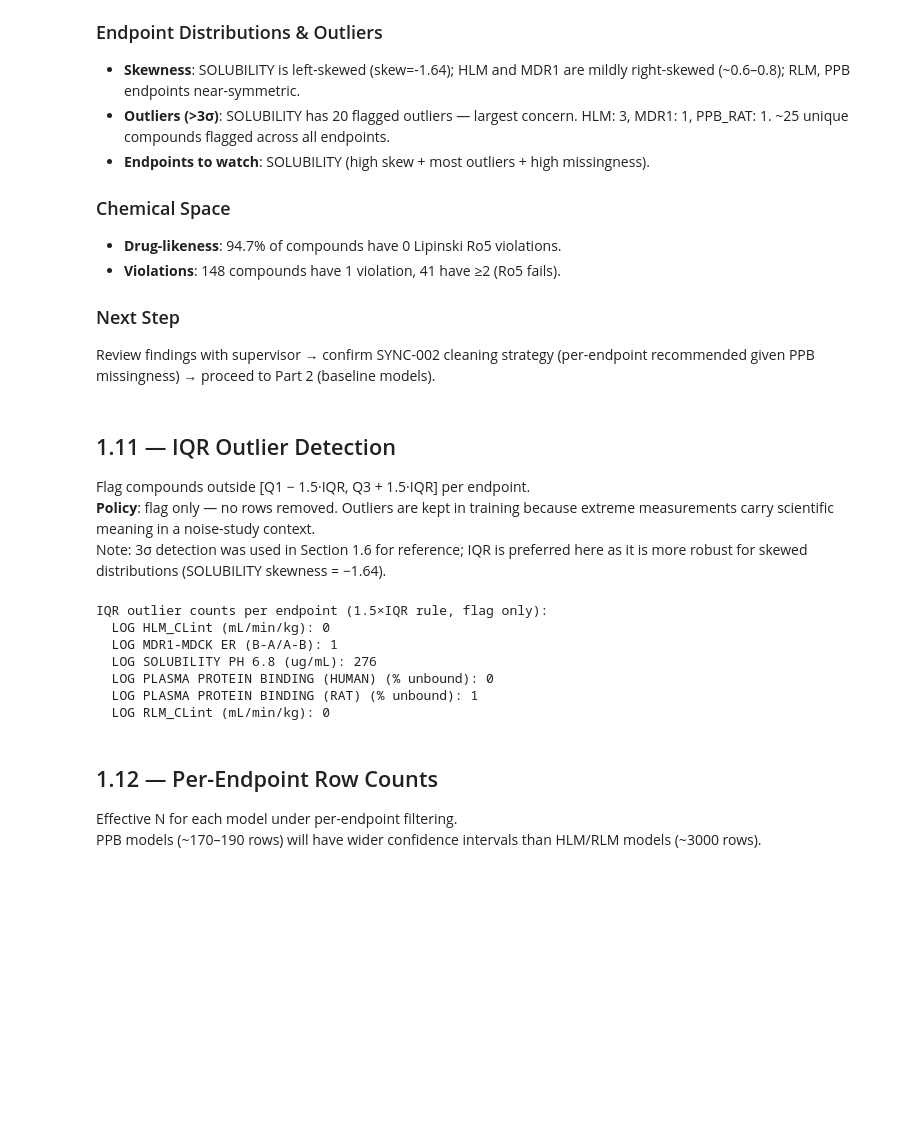
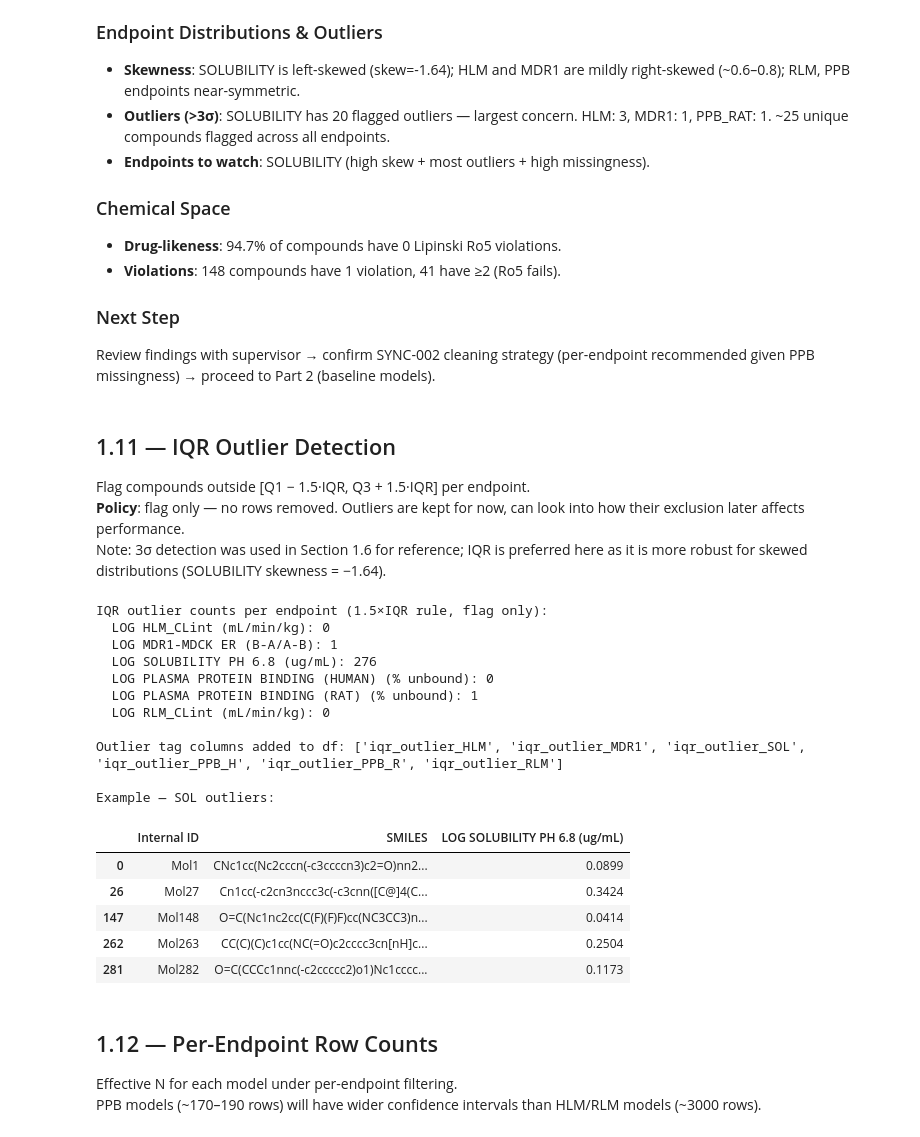
Before and after one commit to Zarif-S/uniq-plus-data-quantity-noise-qsar, a Jupyter notebook: notebooks/01_adme_eda_baseline.ipynb, the cells around one changed output. Cells and saved outputs as stored; diff of their text form; code cells hidden in the pictures; blank space fills up the shorter version.

```diff
--- a/notebooks/01_adme_eda_baseline.ipynb
+++ b/notebooks/01_adme_eda_baseline.ipynb
@@ -14,7 +14,7 @@ import matplotlib.pyplot as plt
 import seaborn as sns
 from scipy import stats
 
-from src.eda import smiles_validity_report, missing_value_report
+from src.eda import smiles_validity_report, missing_value_report, max_corr_report
 from src.features import rdkit_descriptors
 from src.plotting import endpoint_distributions
 
@@ -29,6 +29,8 @@ ENDPOINT_COLS = [
     'LOG PLASMA PROTEIN BINDING (RAT) (% unbound)',
     'LOG RLM_CLint (mL/min/kg)',
 ]
+EP_SHORT = ['HLM', 'MDR1', 'SOL', 'PPB_H', 'PPB_R', 'RLM']
+EP_SHORT_MAP = dict(zip(ENDPOINT_COLS, EP_SHORT))
 
 pd.set_option('display.max_columns', 20)
 pd.set_option('display.float_format', '{:.4f}'.format)
@@ -271,7 +281,7 @@ plt.show()
 ## 1.8 — Endpoint Correlations
 # %%
 corr = df[ENDPOINT_COLS].corr(method='pearson')
-corr.index = corr.columns = ['HLM', 'MDR1', 'SOL', 'PPB_H', 'PPB_R', 'RLM']
+corr.index = corr.columns = EP_SHORT
 
 fig, ax = plt.subplots(figsize=(7, 6))
 mask = np.triu(np.ones_like(corr, dtype=bool))
@@ -394,29 +404,46 @@ Review findings with supervisor → confirm SYNC-002 cleaning strategy (per-endp
 ## 1.11 — IQR Outlier Detection
 
 Flag compounds outside [Q1 − 1.5·IQR, Q3 + 1.5·IQR] per endpoint.
-**Policy**: flag only — no rows removed. Outliers are kept in training because extreme measurements carry scientific meaning in a noise-study context.
+**Policy**: flag only — no rows removed. Outliers are kept for now, can look into how their exclusion later affects performance.
 Note: 3σ detection was used in Section 1.6 for reference; IQR is preferred here as it is more robust for skewed distributions (SOLUBILITY skewness = −1.64).
 # %%
 from src.cleaning import flag_iqr_outliers, filter_endpoint
 
 iqr_outlier_summary = {}
 
-for col in ENDPOINT_COLS:
+for col, short in zip(ENDPOINT_COLS, EP_SHORT):
+    tag_col = f'iqr_outlier_{short}'
+    df[tag_col] = False
     df_ep = filter_endpoint(df, col)
     mask = flag_iqr_outliers(df_ep, col)
+    df.loc[mask[mask].index, tag_col] = True
     iqr_outlier_summary[col] = int(mask.sum())
 
 print('IQR outlier counts per endpoint (1.5×IQR rule, flag only):')
 for col, n in iqr_outlier_summary.items():
     print(f'  {col}: {n}')
+
+print('\nOutlier tag columns added to df:', [f'iqr_outlier_{s}' for s in EP_SHORT])
+print('\nExample — SOL outliers:')
+display(df[df['iqr_outlier_SOL']][['Internal ID', 'SMILES', 'LOG SOLUBILITY PH 6.8 (ug/mL)']].head())
 # %% [output]
 IQR outlier counts per endpoint (1.5×IQR rule, flag only):
   LOG HLM_CLint (mL/min/kg): 0
   LOG MDR1-MDCK ER (B-A/A-B): 1
   LOG SOLUBILITY PH 6.8 (ug/mL): 276
   LOG PLASMA PROTEIN BINDING (HUMAN) (% unbound): 0
   LOG PLASMA PROTEIN BINDING (RAT) (% unbound): 1
   LOG RLM_CLint (mL/min/kg): 0
+
+Outlier tag columns added to df: ['iqr_outlier_HLM', 'iqr_outlier_MDR1', 'iqr_outlier_SOL', 'iqr_outlier_PPB_H', 'iqr_outlier_PPB_R', 'iqr_outlier_RLM']
+
+Example — SOL outliers:
+|  | Internal ID | SMILES | LOG SOLUBILITY PH 6.8 (ug/mL) |
+| 0 | Mol1 | CNc1cc(Nc2cccn(-c3ccccn3)c2=O)nn2... | 0.0899 |
+| 26 | Mol27 | Cn1cc(-c2cn3nccc3c(-c3cnn([C@]4(C... | 0.3424 |
+| 147 | Mol148 | O=C(Nc1nc2cc(C(F)(F)F)cc(NC3CC3)n... | 0.0414 |
+| 262 | Mol263 | CC(C)(C)c1cc(NC(=O)c2cccc3cn[nH]c... | 0.2504 |
+| 281 | Mol282 | O=C(CCCc1nnc(-c2ccccc2)o1)Nc1cccc... | 0.1173 |
 # %% [markdown]
 ## 1.12 — Per-Endpoint Row Counts
 
```
Also changed, not shown: parts of 8 cells of this notebook, 11 other files.
